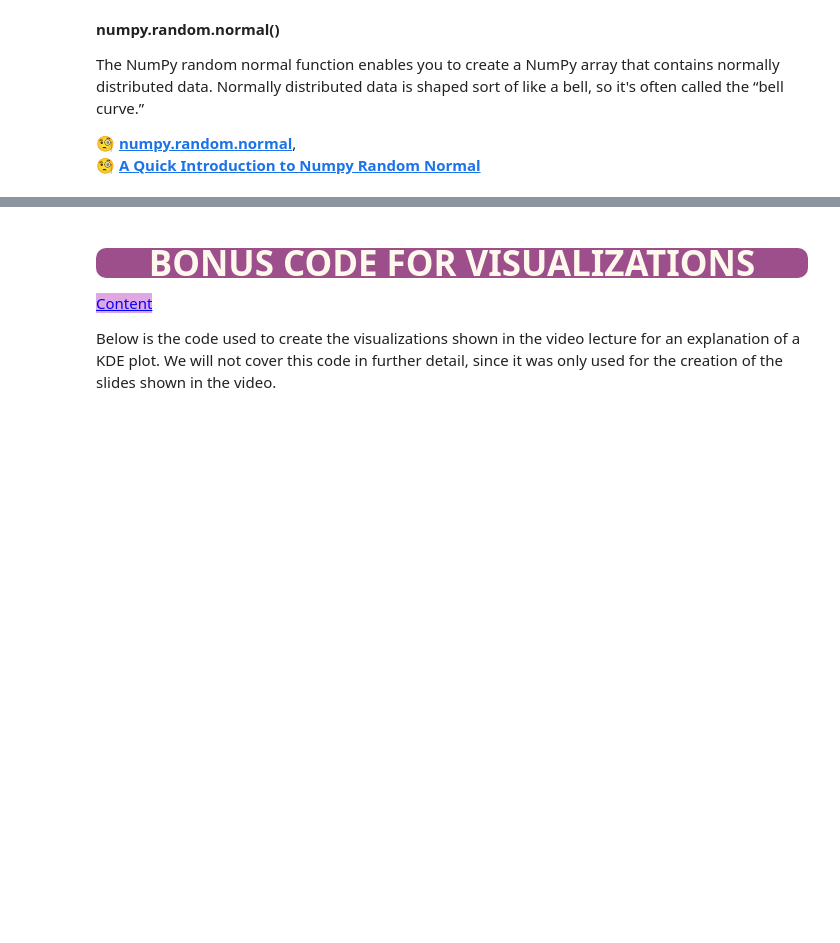
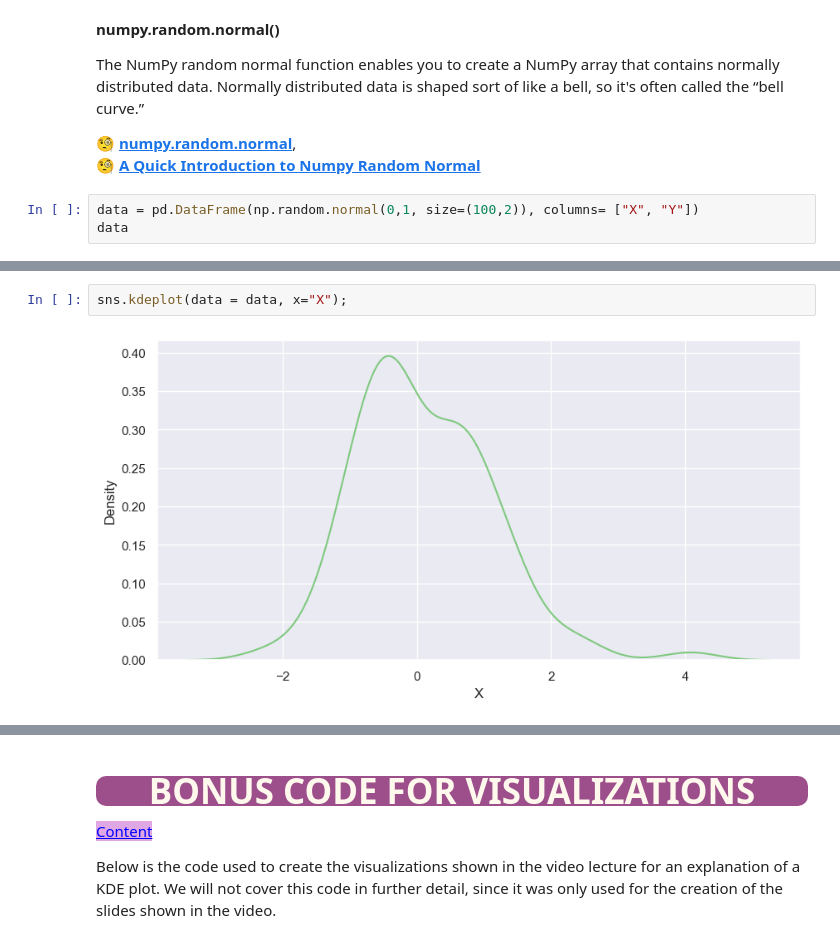
Before and after one commit to SabahattinCag/DataVisualization, a Jupyter notebook: Lecture_Notes/DVwPy_S03_Seaborn_Part01.ipynb, the cells around one changed output, grey strips where cells are left out. Cells and saved outputs as stored; diff of their text form; blank space fills up the shorter version.

```diff
--- a/Lecture_Notes/DVwPy_S03_Seaborn_Part01.ipynb
+++ b/Lecture_Notes/DVwPy_S03_Seaborn_Part01.ipynb
@@ -1489,3 +1489,6 @@ The NumPy random normal function enables you to create a NumPy array that contai
 
 🧐 **[numpy.random.normal](https://numpy.org/doc/stable/reference/random/generated/numpy.random.normal.html)**,<br>
 🧐 **[A Quick Introduction to Numpy Random Normal](https://www.sharpsightlabs.com/blog/numpy-random-normal/)**
+# %%
+data = pd.DataFrame(np.random.normal(0,1, size=(100,2)), columns= ["X", "Y"])
+data
@@ -1491,0 +1509,4 @@ The NumPy random normal function enables you to create a NumPy array that contai
+# %%
+sns.kdeplot(data = data, x="X");
+# %% [output]
+[figure, added]
```
Also changed, not shown: parts of 11 cells of this notebook, 1 other file.
